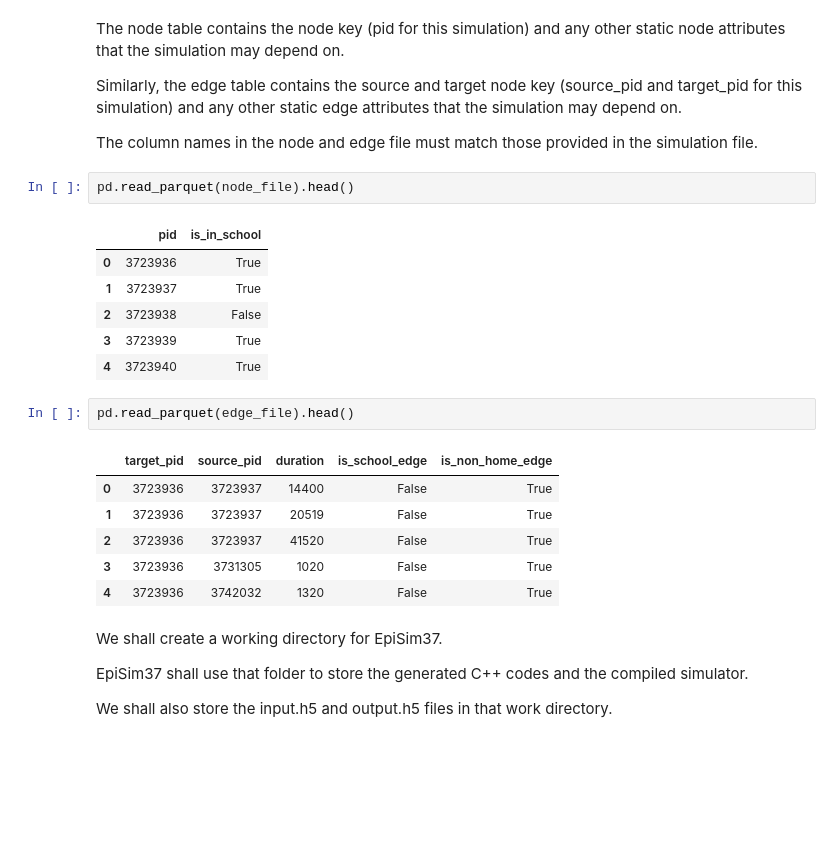
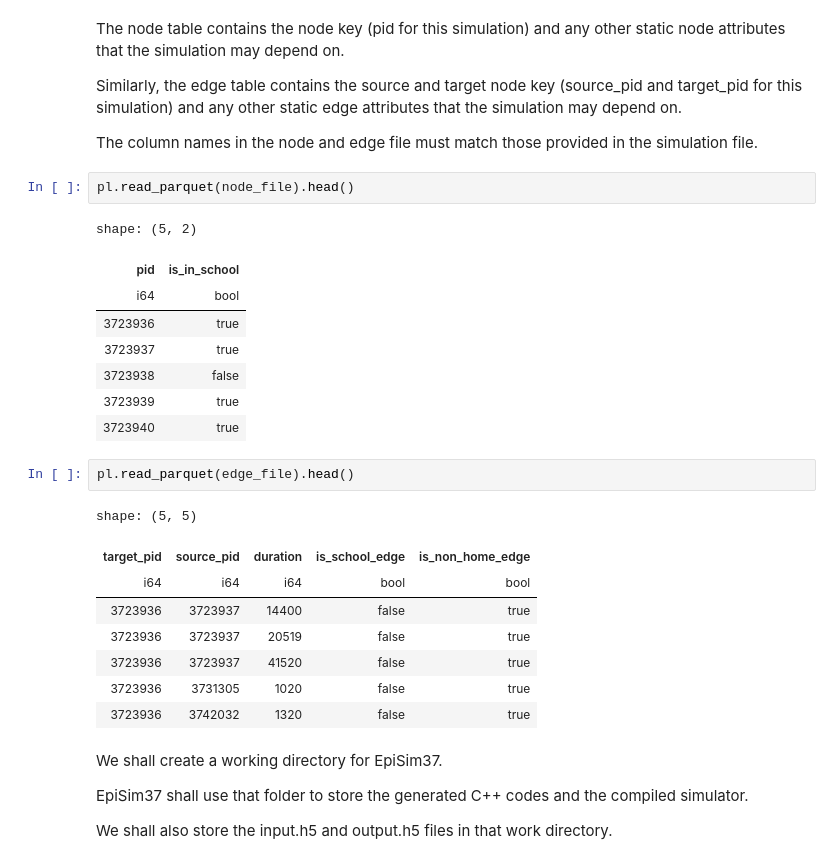
Before and after one commit to NSSAC/escape-abm, a Jupyter notebook: examples/run-example1.ipynb, the cells around one changed output. Cells and saved outputs as stored; diff of their text form; blank space fills up the shorter version.

```diff
--- a/examples/run-example1.ipynb
+++ b/examples/run-example1.ipynb
@@ -29,23 +30,27 @@ Similarly, the edge table contains the source and target node key (source_pid an
 
 The column names in the node and edge file must match those provided in the simulation file.
 # %%
-pd.read_parquet(node_file).head()
+pl.read_parquet(node_file).head()
 # %% [output]
+shape: (5, 2)
-|  | pid | is_in_school |
-| 0 | 3723936 | True |
-| 1 | 3723937 | True |
-| 2 | 3723938 | False |
-| 3 | 3723939 | True |
-| 4 | 3723940 | True |
+| pid | is_in_school |
+| i64 | bool |
+| 3723936 | true |
+| 3723937 | true |
+| 3723938 | false |
+| 3723939 | true |
+| 3723940 | true |
 # %%
-pd.read_parquet(edge_file).head()
+pl.read_parquet(edge_file).head()
 # %% [output]
+shape: (5, 5)
-|  | target_pid | source_pid | duration | is_school_edge | is_non_home_edge |
-| 0 | 3723936 | 3723937 | 14400 | False | True |
-| 1 | 3723936 | 3723937 | 20519 | False | True |
-| 2 | 3723936 | 3723937 | 41520 | False | True |
-| 3 | 3723936 | 3731305 | 1020 | False | True |
-| 4 | 3723936 | 3742032 | 1320 | False | True |
+| target_pid | source_pid | duration | is_school_edge | is_non_home_edge |
+| i64 | i64 | i64 | bool | bool |
+| 3723936 | 3723937 | 14400 | false | true |
+| 3723936 | 3723937 | 20519 | false | true |
+| 3723936 | 3723937 | 41520 | false | true |
+| 3723936 | 3731305 | 1020 | false | true |
+| 3723936 | 3742032 | 1320 | false | true |
 # %% [markdown]
 We shall create a working directory for EpiSim37.
 
```
Also changed, not shown: parts of 19 cells of this notebook, 1 other file.
